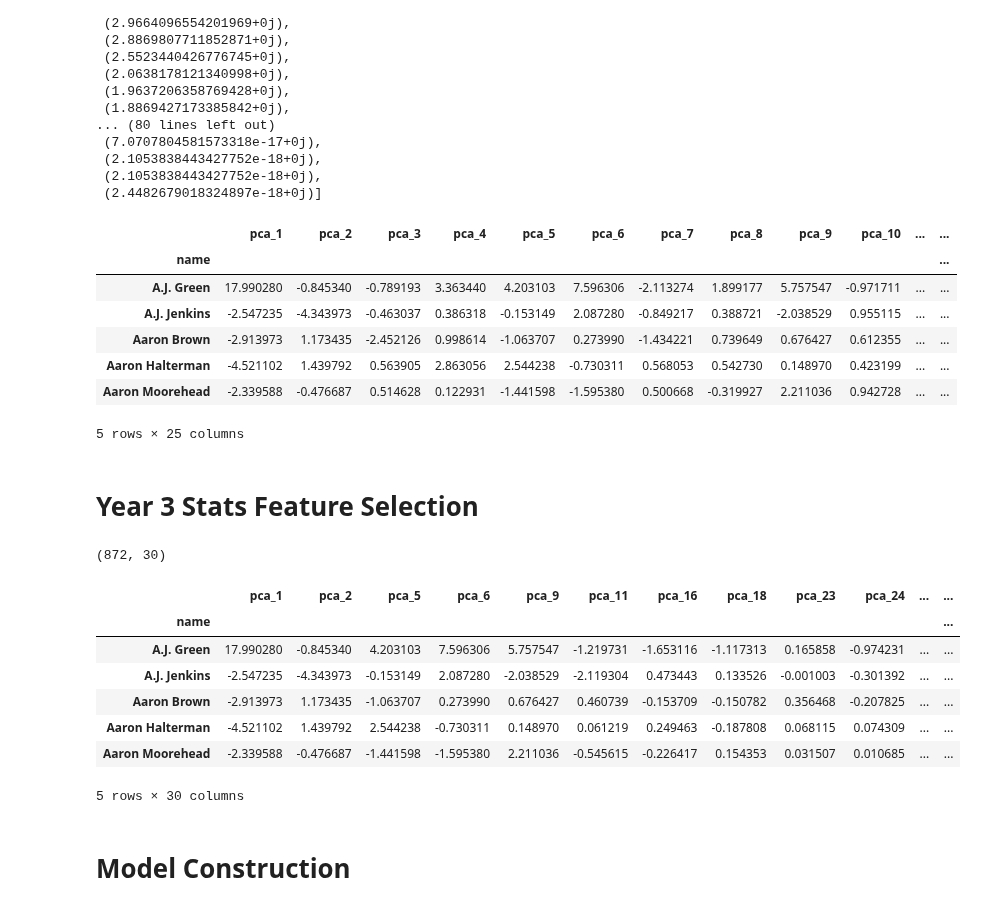
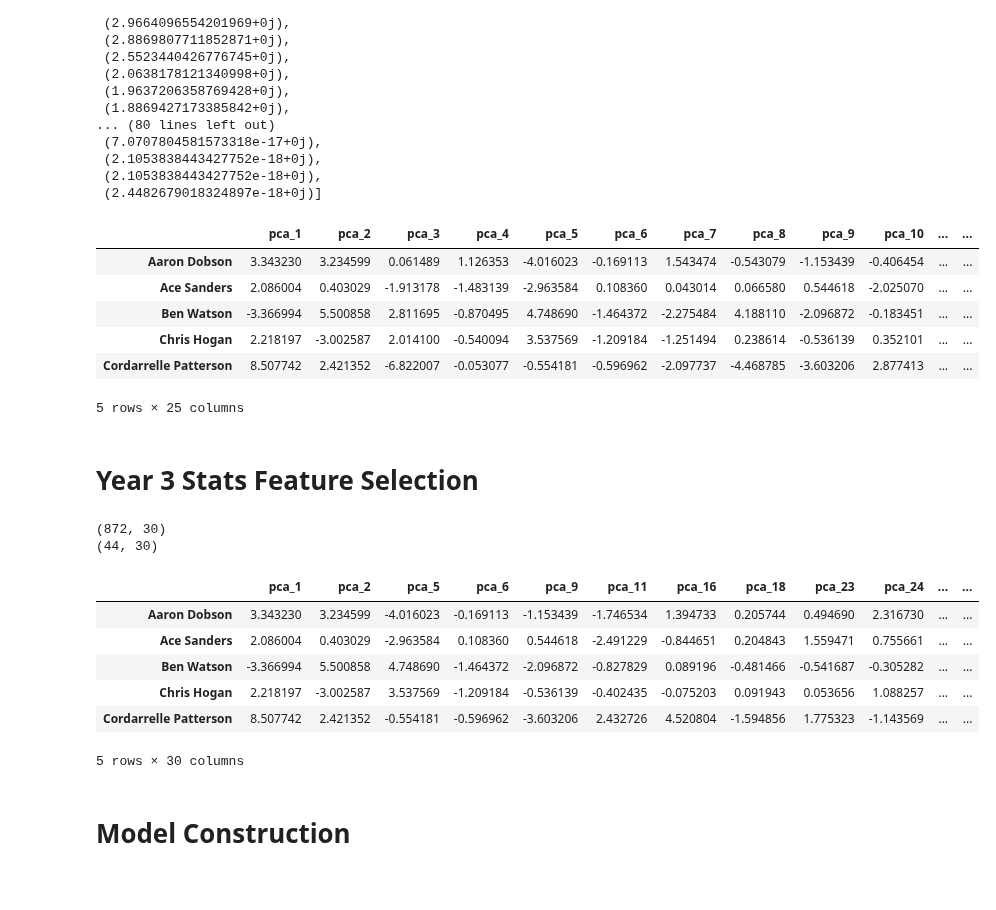
Before and after one commit to oneilltp18/GABBERT, a Jupyter notebook: wide_receivers/csv_update_model_build.ipynb, the cells around one changed output. Drawn from its saved outputs; the diff is of its cells as text; code cells hidden in the pictures.

Commit message:
updating notbeook with rookie data

```diff
--- a/wide_receivers/csv_update_model_build.ipynb
+++ b/wide_receivers/csv_update_model_build.ipynb
@@ -249,0 +70,3 @@ df.head()
+# %%
+rooks_df.drop('name', axis = 1, inplace = True)
+rooks_df.head()
@@ -288,3 +119,23 @@ year_3
  'year_1_growth',
  'year_2_growth',
  'categories']
+# %%
+## I am going to repeat this process for the rookie data as well
+rooksyear_12 = []
+for col in rooks_df:
+    if col == 'year_1_growth':
+        pass
+    else:
+        if '_0' in col:
+            rooksyear_12.append(col)
+        if '_1' in col:
+            rooksyear_12.append(col)
+
+
+## I also want to create a list of the rest of the col names (year3 data)
+rooksyear_3 = []
+for col in rooks_df:
+    if col not in rooksyear_12:
+        rooksyear_3.append(col)
+
+rooksyear_3
@@ -297,6 +166,9 @@ from sklearn.preprocessing import scale
 
 # I am creating a dataframe of the scaled values of the year 1 and 2 columns
 pca_df = scale(df[year_12])
+
+# doing the same thing for the rookie data
+rookspca_df = scale(rooks_df[rooksyear_12])
 # %%
 ## creating the covariance matrix - this explains the variance between the different
 ## features within our dataframe
@@ -378,28 +250,32 @@ pca = PCA(n_components = 25)
 ## fit and transform the standardized data
 pca_model = pca.fit(pca_df)
 pca_cols = pca_model.transform(pca_df)
+
+## Here I am fitting the rookie data to the training PCA fit
+rooks_pca_cols = pca_model.transform(rookspca_df)
 # %%
 ## Here I am simply creating the column headers for the pca features
 pca_col_list = []
 
 for i in range(1, 26):
     pca_col_list.append('pca_'+str(i))
 
 ## going to organize the columns into dataframe for organization
 ## I am going to set the index of our pca dataframe to the names
 ## of the related player
 pca_df = pd.DataFrame(pca_cols, index = df.index, columns = pca_col_list)
-
+## doing the same for the rookie information
+rookspca_df = pd.DataFrame(rooks_pca_cols, index = rooks_df.index, columns = pca_col_list)
 ##previewing dataframe
 pca_df.head()
+rookspca_df.head()
 # %% [output]
 |  | pca_1 | pca_2 | pca_3 | pca_4 | pca_5 | pca_6 | pca_7 | pca_8 | pca_9 | pca_10 | ... | ... |
-| name |  |  |  |  |  |  |  |  |  |  |  | ... |
-| A.J. Green | 17.990280 | -0.845340 | -0.789193 | 3.363440 | 4.203103 | 7.596306 | -2.113274 | 1.899177 | 5.757547 | -0.971711 | ... | ... |
-| A.J. Jenkins | -2.547235 | -4.343973 | -0.463037 | 0.386318 | -0.153149 | 2.087280 | -0.849217 | 0.388721 | -2.038529 | 0.955115 | ... | ... |
-| Aaron Brown | -2.913973 | 1.173435 | -2.452126 | 0.998614 | -1.063707 | 0.273990 | -1.434221 | 0.739649 | 0.676427 | 0.612355 | ... | ... |
-| Aaron Halterman | -4.521102 | 1.439792 | 0.563905 | 2.863056 | 2.544238 | -0.730311 | 0.568053 | 0.542730 | 0.148970 | 0.423199 | ... | ... |
-| Aaron Moorehead | -2.339588 | -0.476687 | 0.514628 | 0.122931 | -1.441598 | -1.595380 | 0.500668 | -0.319927 | 2.211036 | 0.942728 | ... | ... |
+| Aaron Dobson | 3.343230 | 3.234599 | 0.061489 | 1.126353 | -4.016023 | -0.169113 | 1.543474 | -0.543079 | -1.153439 | -0.406454 | ... | ... |
+| Ace Sanders | 2.086004 | 0.403029 | -1.913178 | -1.483139 | -2.963584 | 0.108360 | 0.043014 | 0.066580 | 0.544618 | -2.025070 | ... | ... |
+| Ben Watson | -3.366994 | 5.500858 | 2.811695 | -0.870495 | 4.748690 | -1.464372 | -2.275484 | 4.188110 | -2.096872 | -0.183451 | ... | ... |
+| Chris Hogan | 2.218197 | -3.002587 | 2.014100 | -0.540094 | 3.537569 | -1.209184 | -1.251494 | 0.238614 | -0.536139 | 0.352101 | ... | ... |
+| Cordarrelle Patterson | 8.507742 | 2.421352 | -6.822007 | -0.053077 | -0.554181 | -0.596962 | -2.097737 | -4.468785 | -3.603206 | 2.877413 | ... | ... |
 5 rows × 25 columns
 # %% [markdown]
 # Year 3 Stats Feature Selection
@@ -425,7 +302,7 @@ year_3_best = df[kbest_features]
 # %%
 ## I now want to combine my PCA feature columns with my year 3 data to model
 data = pca_df.join(year_3_best)
-
+rooks_data = rookspca_df.join(rooks_year_3_best)
 ## defining my x and y again to perform select k best a second time
 X = data
 y = df['categories']
@@ -442,18 +319,20 @@ kbest_2_features = kbest_2_importance[kbest_2_importance['important?'] == True].
 
 ## this dataframe is the best pca and year3 features together
 year_3_refined = data[kbest_2_features]
+rooks_year_3_refined = rooks_data[kbest_2_features]
 
 print year_3_refined.shape
-year_3_refined.head()
+print rooks_year_3_refined.shape
+rooks_year_3_refined.head()
 # %% [output]
 (872, 30)
+(44, 30)
 |  | pca_1 | pca_2 | pca_5 | pca_6 | pca_9 | pca_11 | pca_16 | pca_18 | pca_23 | pca_24 | ... | ... |
-| name |  |  |  |  |  |  |  |  |  |  |  | ... |
-| A.J. Green | 17.990280 | -0.845340 | 4.203103 | 7.596306 | 5.757547 | -1.219731 | -1.653116 | -1.117313 | 0.165858 | -0.974231 | ... | ... |
-| A.J. Jenkins | -2.547235 | -4.343973 | -0.153149 | 2.087280 | -2.038529 | -2.119304 | 0.473443 | 0.133526 | -0.001003 | -0.301392 | ... | ... |
-| Aaron Brown | -2.913973 | 1.173435 | -1.063707 | 0.273990 | 0.676427 | 0.460739 | -0.153709 | -0.150782 | 0.356468 | -0.207825 | ... | ... |
-| Aaron Halterman | -4.521102 | 1.439792 | 2.544238 | -0.730311 | 0.148970 | 0.061219 | 0.249463 | -0.187808 | 0.068115 | 0.074309 | ... | ... |
-| Aaron Moorehead | -2.339588 | -0.476687 | -1.441598 | -1.595380 | 2.211036 | -0.545615 | -0.226417 | 0.154353 | 0.031507 | 0.010685 | ... | ... |
+| Aaron Dobson | 3.343230 | 3.234599 | -4.016023 | -0.169113 | -1.153439 | -1.746534 | 1.394733 | 0.205744 | 0.494690 | 2.316730 | ... | ... |
+| Ace Sanders | 2.086004 | 0.403029 | -2.963584 | 0.108360 | 0.544618 | -2.491229 | -0.844651 | 0.204843 | 1.559471 | 0.755661 | ... | ... |
+| Ben Watson | -3.366994 | 5.500858 | 4.748690 | -1.464372 | -2.096872 | -0.827829 | 0.089196 | -0.481466 | -0.541687 | -0.305282 | ... | ... |
+| Chris Hogan | 2.218197 | -3.002587 | 3.537569 | -1.209184 | -0.536139 | -0.402435 | -0.075203 | 0.091943 | 0.053656 | 1.088257 | ... | ... |
+| Cordarrelle Patterson | 8.507742 | 2.421352 | -0.554181 | -0.596962 | -3.603206 | 2.432726 | 4.520804 | -1.594856 | 1.775323 | -1.143569 | ... | ... |
 5 rows × 30 columns
 # %% [markdown]
 # Model Construction
```
Also changed, not shown: parts of 21 cells of this notebook.
